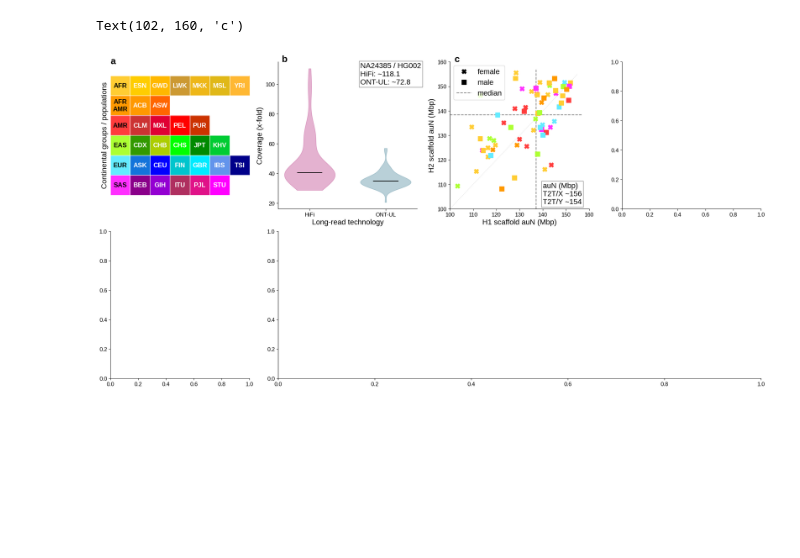
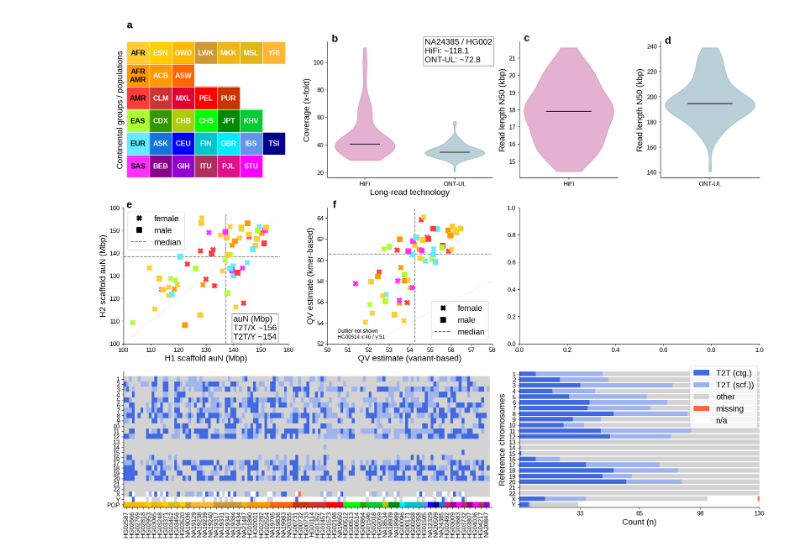
Before and after one commit to core-unit-bioinformatics/project-run-hgsvc-hybrid-assemblies, a Jupyter notebook: notebooks/plotting/main_fig1/fig1_merge_panels.ipynb, the cells around one changed output. Cells and saved outputs as stored; diff of their text form; code cells hidden in the pictures; blank space fills up the shorter version.

Commit message:
upd fig1 panel plot nb

```diff
--- a/notebooks/plotting/main_fig1/fig1_merge_panels.ipynb
+++ b/notebooks/plotting/main_fig1/fig1_merge_panels.ipynb
@@ -12,41 +12,61 @@ _PLOT_CONFIG_NB = str(pathlib.Path("05_plot_config.ipynb").resolve(strict=True))
 
 %run plotting/main_fig1/input-read-summary.ipynb
 %run plotting/main_fig1/plot-scaffold-aun.ipynb
+%run plotting/main_fig1/plot-qv-estimates.ipynb
+%run plotting/main_fig1/plot-t2t-chrom.ipynb
 %run plotting/sample-summary.ipynb
-
 
 import matplotlib as mpl
 import matplotlib.pyplot as plt
 import pickle as pkl
 
 import pathlib as pl
 
 top_folder = pl.Path("/home/ebertp/work/projects/hgsvc/plotting/2024_main_fig1/panels")
 
 fig1, axd = plt.subplot_mosaic(
     [
-        ["panel_color", "panel_readcov", "panel_aun", "panel_c"],
-        ["panel_d", "panel_t2t", "panel_t2t", "panel_t2t"]
+        ["panel_color", "panel_readcov", "panel_hifi_n50", "panel_ontul_n50"],
+        ["panel_aun", "panel_qvest", "panel_gene", "panel_gene"],
+        ["panel_t2tmat", "panel_t2tmat", "panel_t2tbar", "panel_t2tbar"]
     ],
     layout="constrained",
-    figsize=(20,10),
+    figsize=(18,14),
     sharex=False,
     sharey=False,
-    height_ratios=[1,1],
-    width_ratios=[1,1,1,1]
+    height_ratios=[1,1,1],
+    width_ratios=[1.25,1.25,0.75,0.75]
 )
 
 # with open(top_folder.joinpath("fig1_panel_read-cov.pck"), "rb") as cache:
 #     panel_a_ax = pkl.load(cache)
 
 color_panel_ax = population_legend_matrix(axd["panel_color"])
 color_panel_ax.text(-0.5, -1.1, "a", fontsize=MPL_PANEL_LABEL_SIZE, fontweight="bold")
 
 read_cov_panel_ax = get_read_cov_panel(axd["panel_readcov"])
 read_cov_panel_ax.text(0.72, 115, "b", fontsize=MPL_PANEL_LABEL_SIZE, fontweight="bold")
 
+hifi_n50_panel_ax = get_hifi_n50_panel(axd["panel_hifi_n50"])
+hifi_n50_panel_ax.text(0.75, 22, "c", fontsize=MPL_PANEL_LABEL_SIZE, fontweight="bold")
+
+ont_n50_panel_ax = get_ontul_n50_panel(axd["panel_ontul_n50"])
+ont_n50_panel_ax.text(0.75, 242, "d", fontsize=MPL_PANEL_LABEL_SIZE, fontweight="bold")
+
 scaff_aun_panel_ax = plot_hap_vs_hap(axd["panel_aun"])
-scaff_aun_panel_ax.text(102,160, "c", fontsize=MPL_PANEL_LABEL_SIZE, fontweight="bold")
+scaff_aun_panel_ax.text(101,160, "e", fontsize=MPL_PANEL_LABEL_SIZE, fontweight="bold")
+
+qv_est_panel_ax = plot_sample_vs_sample_qv(axd["panel_qvest"])
+qv_est_panel_ax.text(50.25, 65, "f", fontsize=MPL_PANEL_LABEL_SIZE, fontweight="bold")
+
+t2t_mat_panel_ax = get_t2t_matrix(axd["panel_t2tmat"])
+#t2t_mat_panel_ax.text(50.25, 65, "f", fontsize=MPL_PANEL_LABEL_SIZE, fontweight="bold")
+
+t2t_bar_panel_ax = get_t2t_barchart(axd["panel_t2tbar"])
+#t2t_bar_panel_ax.text(50.25, 65, "f", fontsize=MPL_PANEL_LABEL_SIZE, fontweight="bold")
+
+#_ = axd["panel_c"].text(0.2, 0.5, "placeholder\nQV estimates\nscatter mercury vs var", fontsize=16)
+#_ = axd["panel_d"].text(0.2, 0.5, "placeholder\ncompleasm", fontsize=16)
+#_ = axd["panel_t2t"].text(0.2, 0.5, "placeholder\nT2T chromosomes", fontsize=16)
 # %% [output]
-Text(102, 160, 'c')
-[figure, old version]
+[figure, new version]
```
Also changed, not shown: 4 other files.
